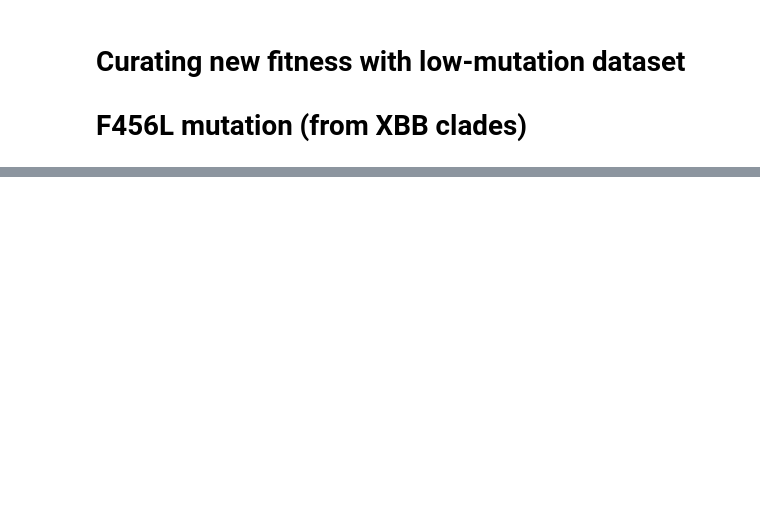
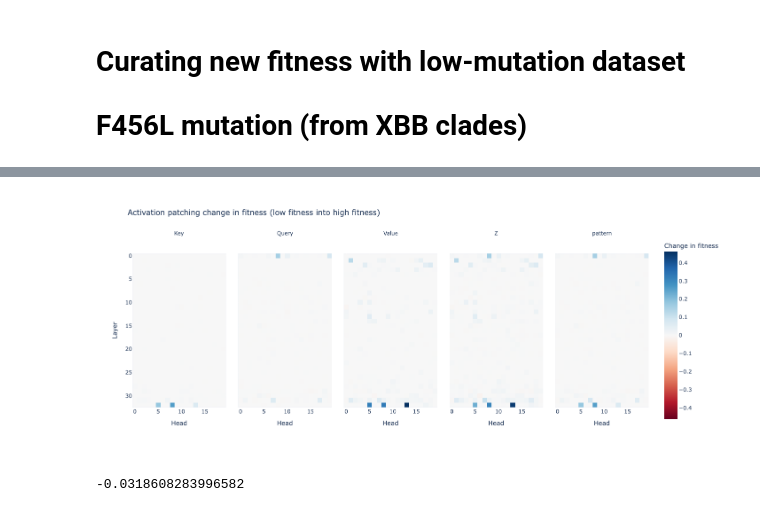
Before and after one commit to blab/mutational-embedding-vectors, a Jupyter notebook: notebooks/plm_circuits/ex31_F456L_replicate.ipynb, the cells around one changed output, grey strips where cells are left out. Saved outputs shown, nothing was run; the diff lists cells and outputs as text; code cells hidden in the pictures; blank space fills up the shorter version.

```diff
--- a/notebooks/plm_circuits/ex31_F456L_replicate.ipynb
+++ b/notebooks/plm_circuits/ex31_F456L_replicate.ipynb
@@ -314,0 +370,38 @@ torch.cuda.empty_cache()
+# %%
+patched_head_output_comps = []
+for receiver_input in ["k", "q", "v", "z", "pattern"]:
+    if receiver_input == "pattern":
+        _, corrupted_cache = hooked_esm.run_with_cache(corr_toks, names_filter = lambda x: ("hook_q" in x) or ("hook_k" in x))
+        torch.cuda.empty_cache()
+    else:
+        _, corrupted_cache = hooked_esm.run_with_cache(corr_toks, names_filter = lambda x: f"hook_{receiver_input}" in x)
+        torch.cuda.empty_cache()
+
+    patched_head_output = interp_utils.get_act_patch_attn_head_out_all_pos(
+        hooked_esm,
+        logit_id=logit_id,
+        clean_tokens=clean_toks,
+        corrupted_cache=corrupted_cache,
+        receiver_input=receiver_input,
+        patching_metric=functools.partial(patching_metric, corrupted_logit_mean=corrupted_logit_mean, clean_logit_mean=clean_logit_mean),
+        get_logit_hooked=get_logit_hooked
+    )
+
+    patched_head_output_comps.append(patched_head_output)
+    torch.cuda.empty_cache()
+# %%
+patched_head_output_tensor = torch.stack(patched_head_output_comps, dim=0)
+# patched_head_output_tensor = torch.permute(patched_head_output_tensor, (0,2,1))
+# %%
+imshow(
+    patched_head_output_tensor,
+    labels={"x": "Head", "y": "Layer", "color": "Change in fitness"},
+    title="Activation patching change in fitness (low fitness into high fitness)",
+    width=1400,
+    height=600,
+    facet_labels=["Key", "Query", "Value", "Z", "pattern"],
+    facet_col=0,
+    # range_color=(-0.8,0.8)
+)
+# %% [output]
+[figure, added]
@@ -314,0 +431,14 @@ torch.cuda.empty_cache()
+# %%
+hooked_esm.reset_hooks(including_permanent=False)
+# clean = high fitness
+# corr = low fitness
+
+clean_toks = new_toks
+corr_toks = orig_toks
+
+corrupted_logit_mean = get_logit_hooked(hooked_esm(corr_toks), logit_id).mean().item()
+clean_logit_mean = get_logit_hooked(hooked_esm(clean_toks), logit_id).mean().item()
+print(corrupted_logit_mean - clean_logit_mean)
+torch.cuda.empty_cache()
+# %% [output]
+-0.0318608283996582
```
Also changed, not shown: parts of 49 cells of this notebook, 4 other files.
